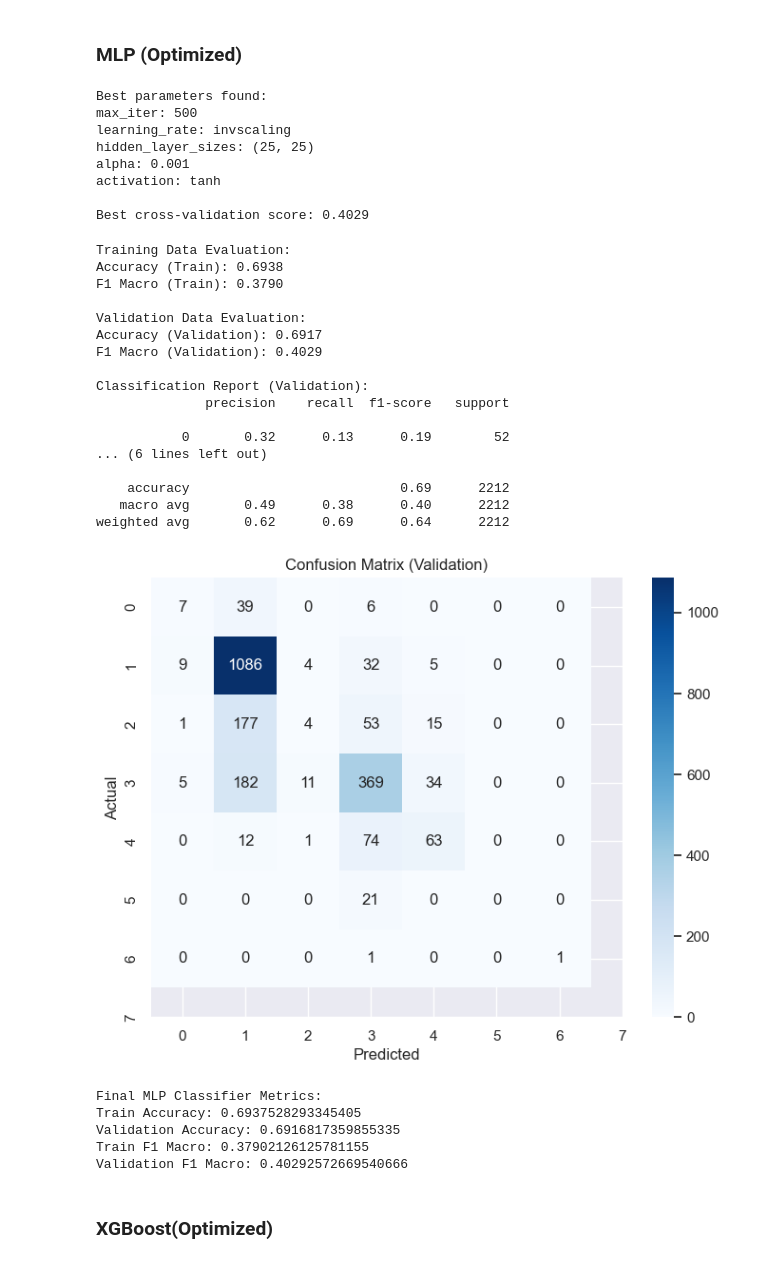
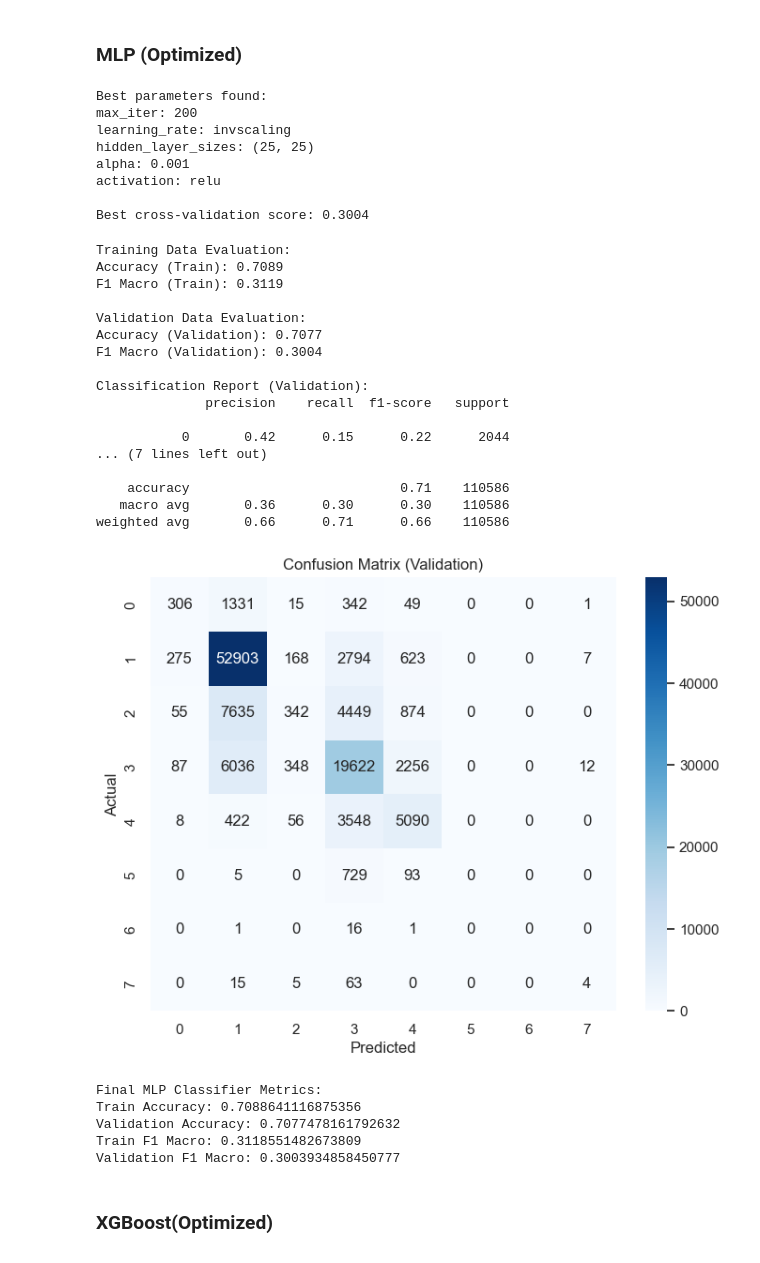
Before and after one commit to JoaoDargent/ML-Project, a Jupyter notebook: 6.Modelling.ipynb, the cells around one changed output. Cells and saved outputs as stored; diff of their text form; code cells hidden in the pictures.

```diff
--- a/6.Modelling.ipynb
+++ b/6.Modelling.ipynb
@@ -55,13 +55,6 @@ y_train = pd.read_csv('datasets/scaled_target_train_delivery1.csv', index_col=0)
 X_val = pd.read_csv('datasets/final_data_val_delivery1.csv', index_col=0)
 y_val = pd.read_csv('datasets/scaled_target_val_delivery1.csv', index_col=0)
 X_test = pd.read_csv('datasets/final_data_test_delivery1.csv', index_col=0)
-# %%
-# get only 2% of the data
-X_train = X_train.sample(frac=0.02, random_state=1)
-y_train = y_train.loc[X_train.index]
-X_val = X_val.sample(frac=0.02, random_state=1)
-y_val = y_val.loc[X_val.index]
-X_test = X_test.sample(frac=0.02, random_state=1)
 # %% [markdown]
 # 4. Modelling
 # %% [markdown]
@@ -447,7 +440,7 @@ random_search.fit(X_combined, y_combined)
 best_params_rf = random_search.best_params_
 
 # Model with best parameters
-best_rf = RandomForestClassifier(
+rf_final = RandomForestClassifier(
     n_estimators=best_params_rf['n_estimators'],
     max_depth=best_params_rf['max_depth'],
     min_samples_split=best_params_rf['min_samples_split'],
@@ -455,7 +448,7 @@ best_rf = RandomForestClassifier(
     random_state=42,
     class_weight=class_weight_dict
 )
-best_rf.fit(X_combined, y_combined)
+rf_final.fit(X_combined, y_combined)
 
 print(f"Best parameters: {best_params_rf}")
 # %% [output]
@@ -583,64 +555,53 @@ for param, value in best_params_MLP.items():
 print(f"\nBest cross-validation score: {random_search_mlp.best_score_:.4f}")
 # %% [output]
 Best parameters found:
-max_iter: 500
+max_iter: 200
 learning_rate: invscaling
 hidden_layer_sizes: (25, 25)
 alpha: 0.001
-activation: tanh
+activation: relu
 
-Best cross-validation score: 0.4029
+Best cross-validation score: 0.3004
 # %%
-# Train the final MLP model using the optimal hyperparameters
-final_mlp = MLPClassifier(
-    hidden_layer_sizes=random_search_mlp.best_params_['hidden_layer_sizes'],
-    activation=random_search_mlp.best_params_['activation'],
-    alpha=random_search_mlp.best_params_['alpha'],
-    learning_rate=random_search_mlp.best_params_['learning_rate'],
-    max_iter=random_search_mlp.best_params_['max_iter'],
-    solver='adam',
-    random_state=42
-)
-
 # Evaluate the model
-final_mlp_metrics = evaluate_model(final_mlp, X_train, y_train, X_val,y_val)
+final_mlp_metrics = evaluate_model(best_mlp, X_train, y_train, X_val,y_val)
 
 # Add metrics to metrics_df
 metrics_df.loc['MLP Optimized'] = [
     final_mlp_metrics['Train Accuracy'],
     final_mlp_metrics['Validation Accuracy'],
     final_mlp_metrics['Train F1 Macro'],
     final_mlp_metrics['Validation F1 Macro']
 ]
 
 # Display the evaluation metrics
 print("Final MLP Classifier Metrics:")
 for metric, value in final_mlp_metrics.items():
     print(f"{metric}: {value}")
 # %% [output]
 Training Data Evaluation:
-Accuracy (Train): 0.6938
-F1 Macro (Train): 0.3790
+Accuracy (Train): 0.7089
+F1 Macro (Train): 0.3119
 
 Validation Data Evaluation:
-Accuracy (Validation): 0.6917
-F1 Macro (Validation): 0.4029
+Accuracy (Validation): 0.7077
+F1 Macro (Validation): 0.3004
 
 Classification Report (Validation):
               precision    recall  f1-score   support
 
-           0       0.32      0.13      0.19        52
-... (6 lines left out)
+           0       0.42      0.15      0.22      2044
+... (7 lines left out)
 
-    accuracy                           0.69      2212
-   macro avg       0.49      0.38      0.40      2212
-weighted avg       0.62      0.69      0.64      2212
+    accuracy                           0.71    110586
+   macro avg       0.36      0.30      0.30    110586
+weighted avg       0.66      0.71      0.66    110586
-[figure, old version]
+[figure, new version]
 Final MLP Classifier Metrics:
-Train Accuracy: 0.6937528293345405
-Validation Accuracy: 0.6916817359855335
-Train F1 Macro: 0.37902126125781155
-Validation F1 Macro: 0.40292572669540666
+Train Accuracy: 0.7088641116875356
+Validation Accuracy: 0.7077478161792632
+Train F1 Macro: 0.3118551482673809
+Validation F1 Macro: 0.3003934858450777
 # %% [markdown]
 ### **XGBoost(Optimized)**
 # %%
```
Also changed, not shown: parts of 26 cells of this notebook, 4 other files.
